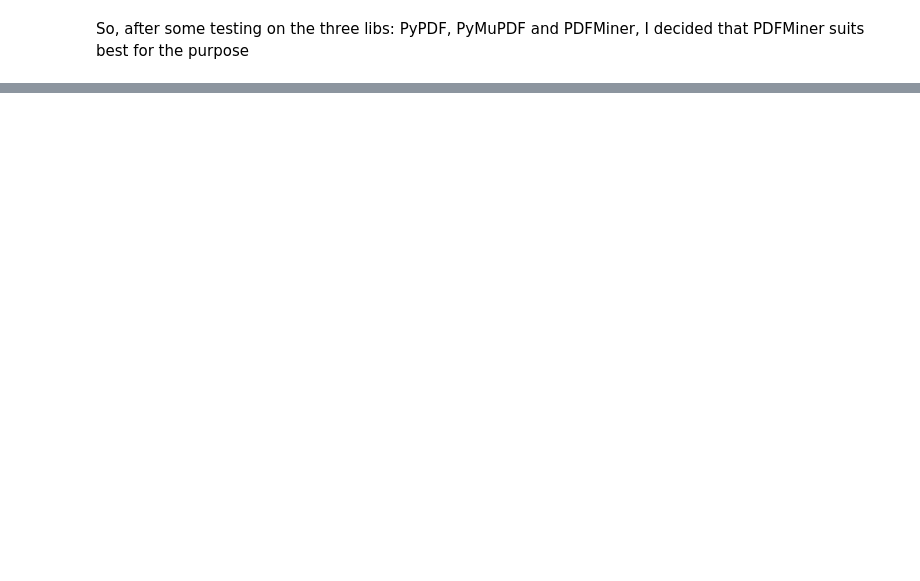
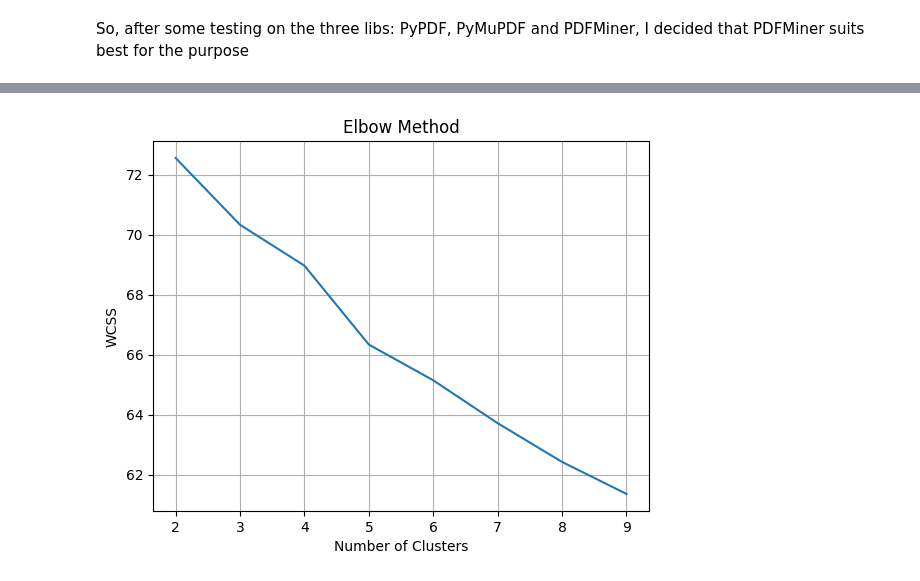
Before and after one commit to HenryNg101/Research-papers-analysis, a Jupyter notebook: main.ipynb, the cells around one changed output, grey strips where cells are left out. Saved outputs shown, nothing was run; the diff lists cells and outputs as text; code cells hidden in the pictures; blank space fills up the shorter version.

```diff
--- a/main.ipynb
+++ b/main.ipynb
@@ -94,8 +22,0 @@ for line in text:
-# %%
-# Trying PyMuPDF
-doc = pymupdf.open(paper_path)
-first_page = doc.load_page(0).get_text()
-text = first_page.lower().split('\n')[:50]
-
-for line in text:
-    print("\"" + line + "\"")
@@ -152,0 +54,17 @@ KeyboardInterrupt:
+# %%
+abstracts_as_texts = [' '.join(tokens) for tokens in papers_tokens]
+
+# Initialize TF-IDF Vectorizer
+vectorizer = TfidfVectorizer()
+
+# Fit-transform the corpus (abstracts_as_texts) to TF-IDF vectors
+tfidf_vectors = vectorizer.fit_transform(abstracts_as_texts)
+
+# Get feature names (words/tokens)
+feature_names = vectorizer.get_feature_names_out()
+
+# Print TF-IDF vectors and feature names
+print(tfidf_vectors.toarray().shape)  # Print TF-IDF vectors as dense array
+print(tfidf_vectors.toarray())
+print(feature_names.shape)  # Let's see how many tokens there is
+# print(feature_names)
@@ -152,0 +87,17 @@ KeyboardInterrupt:
+# %%
+# Determine the optimal number of clusters using the Elbow Method
+wcss = []
+for i in range(2, 10):
+    kmeans = KMeans(n_clusters=i, random_state=42)
+    kmeans.fit(tfidf_vectors)
+    wcss.append(kmeans.inertia_)
+
+plt.plot(range(2, 10), wcss)
+plt.title('Elbow Method')
+plt.xlabel('Number of Clusters')
+plt.ylabel('WCSS')
+plt.xticks(range(2, 10))
+plt.grid(True)
+plt.show()
+# %% [output]
+[figure, added]
```
Also changed, not shown: parts of 20 cells of this notebook.
